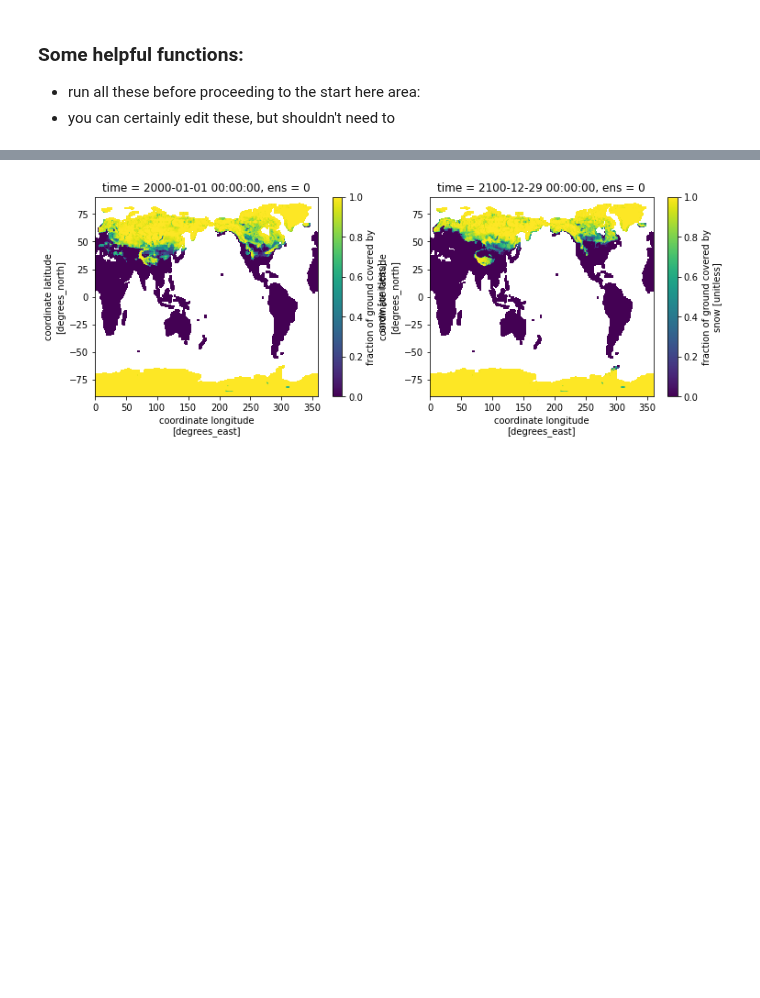
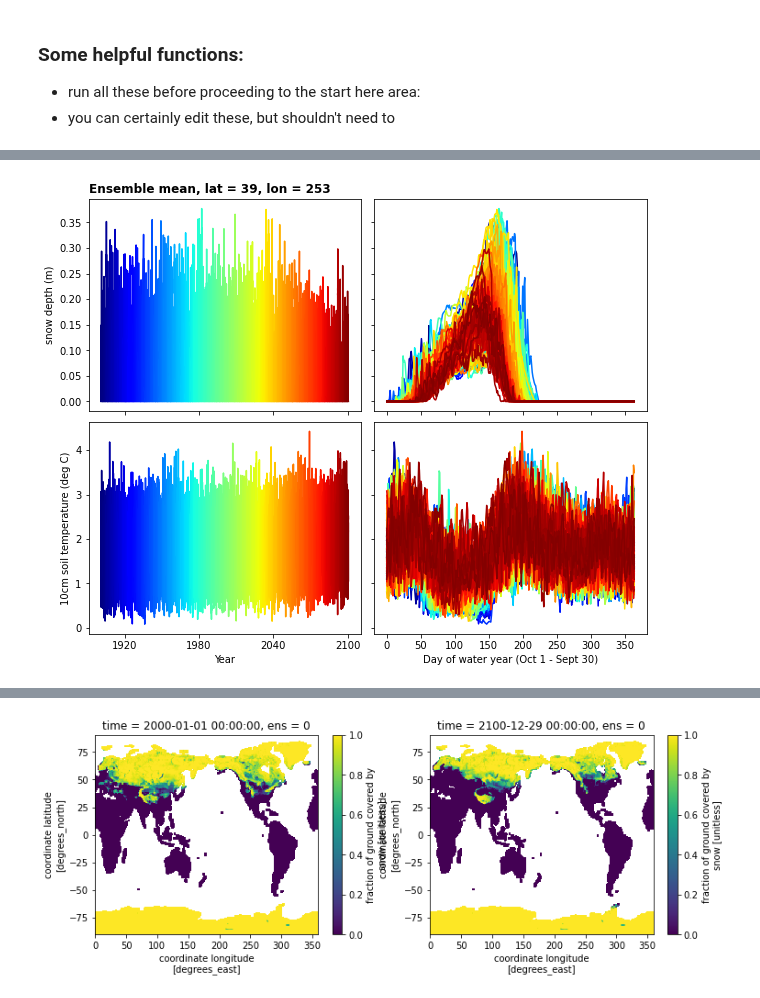
Before and after one commit to wwieder/cesm-lens, a Jupyter notebook: notebooks/lens2_RainSnow.ipynb, the cells around one changed output, grey strips where cells are left out. Drawn from its saved outputs; the diff is of its cells as text; code cells hidden in the pictures; blank space fills up the shorter version.

Commit message:
Snow melt & soil temperature, daily LENS2

```diff
--- a/notebooks/lens2_RainSnow.ipynb
+++ b/notebooks/lens2_RainSnow.ipynb
@@ -192,7 +200,6 @@ Wall time: 8.18 s
 # %%
 %%time
-# subset data to get soil temp at ~10 cm
-#print(dsHIST['TSOI'])
-dsHIST['TSOI'] = dsHIST['TSOI'].isel(levgrnd=2)
-dsSSP['TSOI'] = dsSSP['TSOI'].isel(levgrnd=2)
+# subset data to get soil temp at ~10 cm, convet to degC
+dsHIST['TSOI'] = (dsHIST['TSOI'].isel(levgrnd=2))#-273.15)#.persist()
+dsSSP['TSOI'] = (dsSSP['TSOI'].isel(levgrnd=2))#-273.15)#.persist()
 # %% [output]
@@ -202,0 +289,13 @@ Wall time: 2.87 s
+# %%
+%%time
+shift = -273  #starts water year Oct 1
+Y = Y.shift(time=shift)
+Ystd = Ystd.shift(time=shift)
+Ymin = Ymin.shift(time=shift)
+Ymax = Ymax.shift(time=shift)
+
+# shift time coords too
+Y['time'] = Y.time.shift(time=shift)
+Ystd['time'] = Ystd.time.shift(time=shift)
+Ymin['time'] = Ymin.time.shift(time=shift)
+Ymax['time'] = Ymax.time.shift(time=shift)
@@ -202,0 +305,36 @@ Wall time: 2.87 s
+# %%
+nspan = 1
+nyear = int(len(year)/nspan)
+color = iter(cm.jet(np.linspace(0,1,nyear)))
+
+fig, ((ax1, ax2), (ax3, ax4)) = plt.subplots(2, 2,
+                                sharey='row', sharex='col',
+                                gridspec_kw={'wspace': 0.05, 'hspace':0.05},
+                                figsize=(10,8))
+
+for i in range(nyear-1):
+    #print(year[(i*nspan)])
+    firstDay = 365*nspan*i
+    lastDay = firstDay + 365
+    x = Y.time.isel(time=slice(firstDay,lastDay))
+    y = Y.isel(time=slice(firstDay,lastDay))
+    c = next(color)
+    ax1.plot(x,y.SNOWDP,c=c)
+    ax2.plot(y.SNOWDP,c=c)
+    ax3.plot(x,y.TSOI,c=c)
+    ax4.plot(y.TSOI,c=c)
+
+#months = mdates.MonthLocator((10,11,12,1,2,3,4,5,6,7,8,9))  # every month
+#fmt = mdates.DateFormatter('%b')
+#ax.xaxis.set_major_locator(months)
+#ax.xaxis.set_major_formatter(fmt)
+ax1.set_title('Ensemble mean, lat = '+str(plat)+', lon = '+str(plon),
+              loc='left', fontsize='large', fontweight='bold')
+ax1.set_ylabel('snow depth (m)') ;
+ax3.set_ylabel('10cm soil temperature (deg C)') ;
+ax3.set_xlabel('Year') ;
+ax4.set_xlabel('Day of water year (Oct 1 - Sept 30)') ;
+#ax.legend(range(year[0],year[-1],nspan), bbox_to_anchor=(1.05, 1),
+#          loc='upper left', borderaxespad=0.01,ncol=2) ;
+# %% [output]
+[figure, added]
```
Also changed, not shown: parts of 20 cells of this notebook.
